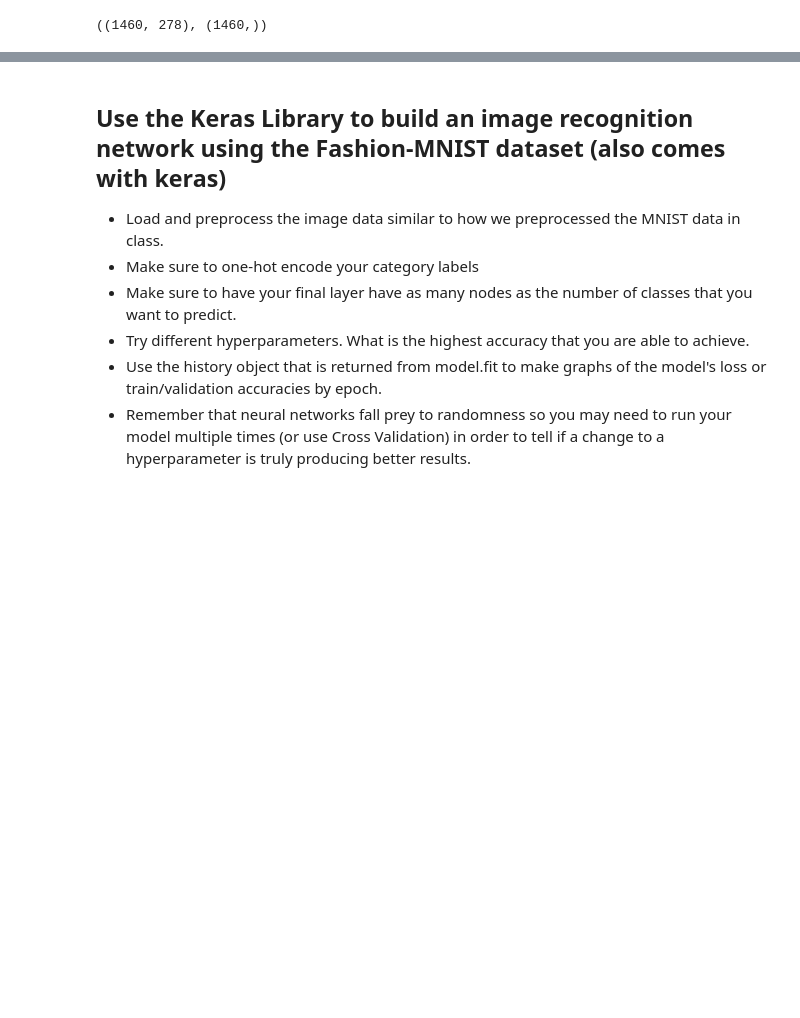
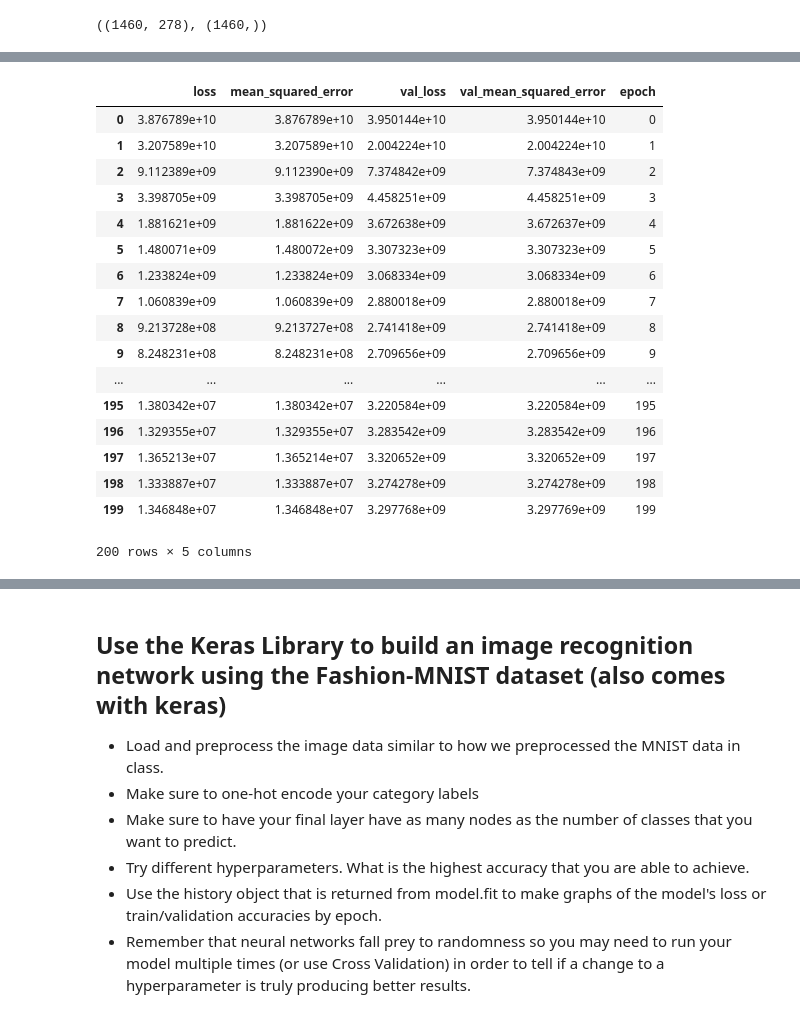
Before and after one commit to fuse999/DS-Unit-4-Sprint-2-Neural-Networks, a Jupyter notebook: module3-Intro-to-Keras/LS_DS_423_Keras_Assignment.ipynb, the cells around one changed output, grey strips where cells are left out. Saved outputs shown, nothing was run; the diff lists cells and outputs as text; code cells hidden in the pictures; blank space fills up the shorter version.

```diff
--- a/module3-Intro-to-Keras/LS_DS_423_Keras_Assignment.ipynb
+++ b/module3-Intro-to-Keras/LS_DS_423_Keras_Assignment.ipynb
@@ -168,0 +202,23 @@ X.shape, y.shape
+# %%
+vis_data = pd.DataFrame(history.history)
+vis_data['epoch'] = history.epoch
+vis_data
+# %% [output]
+|  | loss | mean_squared_error | val_loss | val_mean_squared_error | epoch |
+| 0 | 3.876789e+10 | 3.876789e+10 | 3.950144e+10 | 3.950144e+10 | 0 |
+| 1 | 3.207589e+10 | 3.207589e+10 | 2.004224e+10 | 2.004224e+10 | 1 |
+| 2 | 9.112389e+09 | 9.112390e+09 | 7.374842e+09 | 7.374843e+09 | 2 |
+| 3 | 3.398705e+09 | 3.398705e+09 | 4.458251e+09 | 4.458251e+09 | 3 |
+| 4 | 1.881621e+09 | 1.881622e+09 | 3.672638e+09 | 3.672637e+09 | 4 |
+| 5 | 1.480071e+09 | 1.480072e+09 | 3.307323e+09 | 3.307323e+09 | 5 |
+| 6 | 1.233824e+09 | 1.233824e+09 | 3.068334e+09 | 3.068334e+09 | 6 |
+| 7 | 1.060839e+09 | 1.060839e+09 | 2.880018e+09 | 2.880018e+09 | 7 |
+| 8 | 9.213728e+08 | 9.213727e+08 | 2.741418e+09 | 2.741418e+09 | 8 |
+| 9 | 8.248231e+08 | 8.248231e+08 | 2.709656e+09 | 2.709656e+09 | 9 |
+| ... | ... | ... | ... | ... | ... |
+| 195 | 1.380342e+07 | 1.380342e+07 | 3.220584e+09 | 3.220584e+09 | 195 |
+| 196 | 1.329355e+07 | 1.329355e+07 | 3.283542e+09 | 3.283542e+09 | 196 |
+| 197 | 1.365213e+07 | 1.365214e+07 | 3.320652e+09 | 3.320652e+09 | 197 |
+| 198 | 1.333887e+07 | 1.333887e+07 | 3.274278e+09 | 3.274278e+09 | 198 |
+| 199 | 1.346848e+07 | 1.346848e+07 | 3.297768e+09 | 3.297769e+09 | 199 |
+200 rows × 5 columns
```
Also changed, not shown: parts of 15 cells of this notebook.
